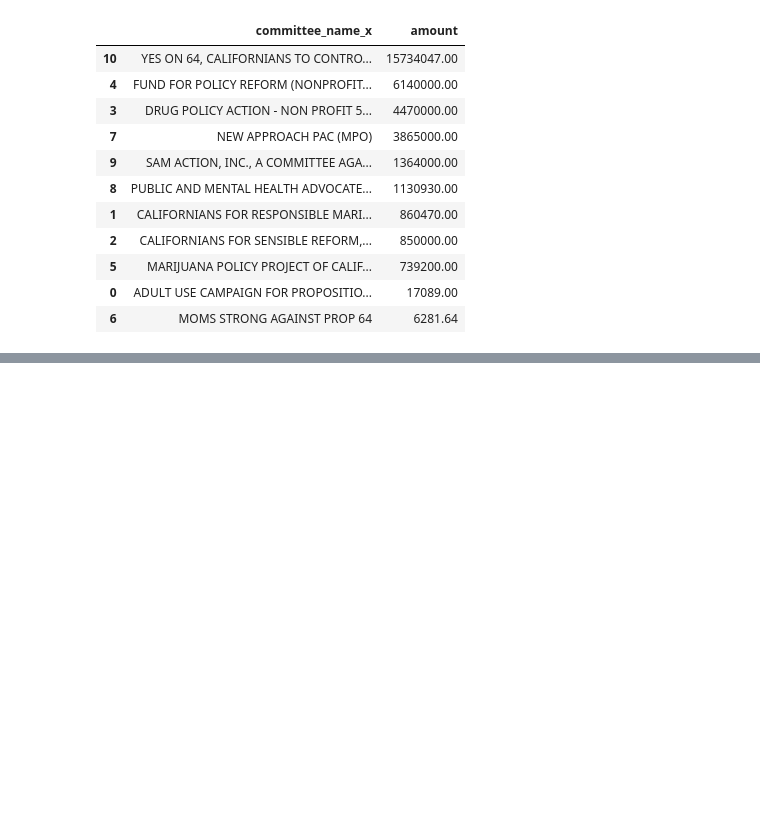
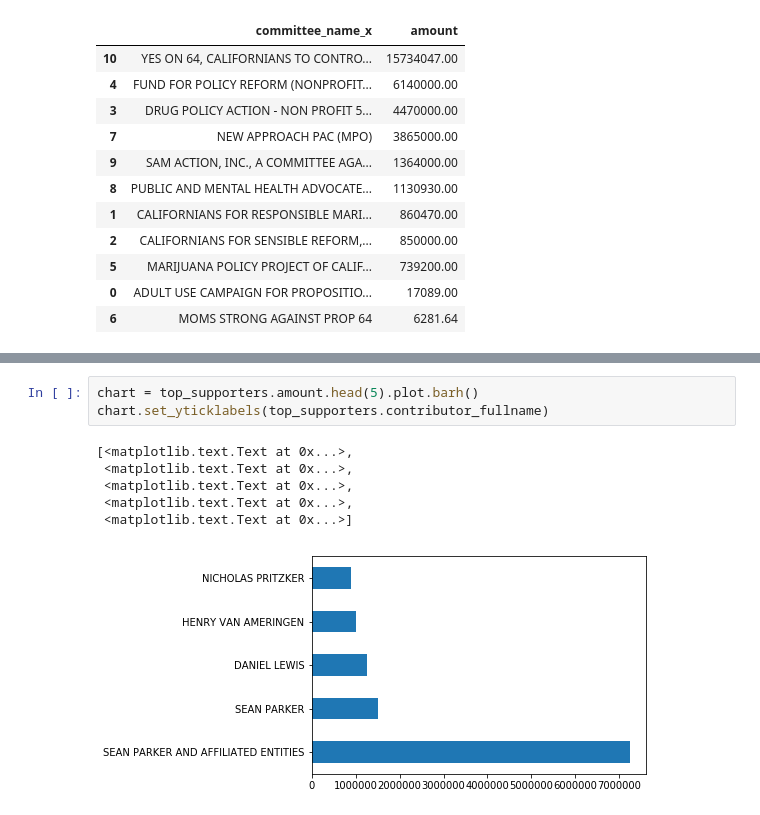
Before and after one commit to gapper100/first-python-notebook, a Jupyter notebook: hello_data.ipynb, the cells around one changed output, grey strips where cells are left out. Drawn from its saved outputs; the diff is of its cells as text; blank space fills up the shorter version.

```diff
--- a/hello_data.ipynb
+++ b/hello_data.ipynb
@@ -277,0 +360,10 @@ merged.groupby("committee_name_x").amount.sum().reset_index().sort_values("amoun
+# %%
+chart = top_supporters.amount.head(5).plot.barh()
+chart.set_yticklabels(top_supporters.contributor_fullname)
+# %% [output]
+[<matplotlib.text.Text at 0x...>,
+ <matplotlib.text.Text at 0x...>,
+ <matplotlib.text.Text at 0x...>,
+ <matplotlib.text.Text at 0x...>,
+ <matplotlib.text.Text at 0x...>]
+[figure, added]
```
Also changed, not shown: parts of 20 cells of this notebook.
